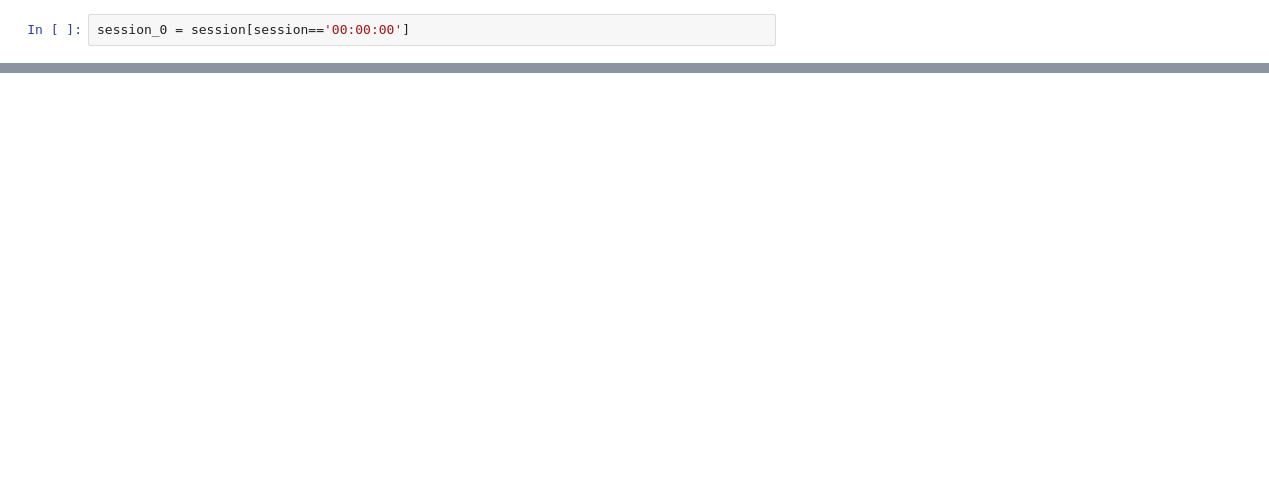
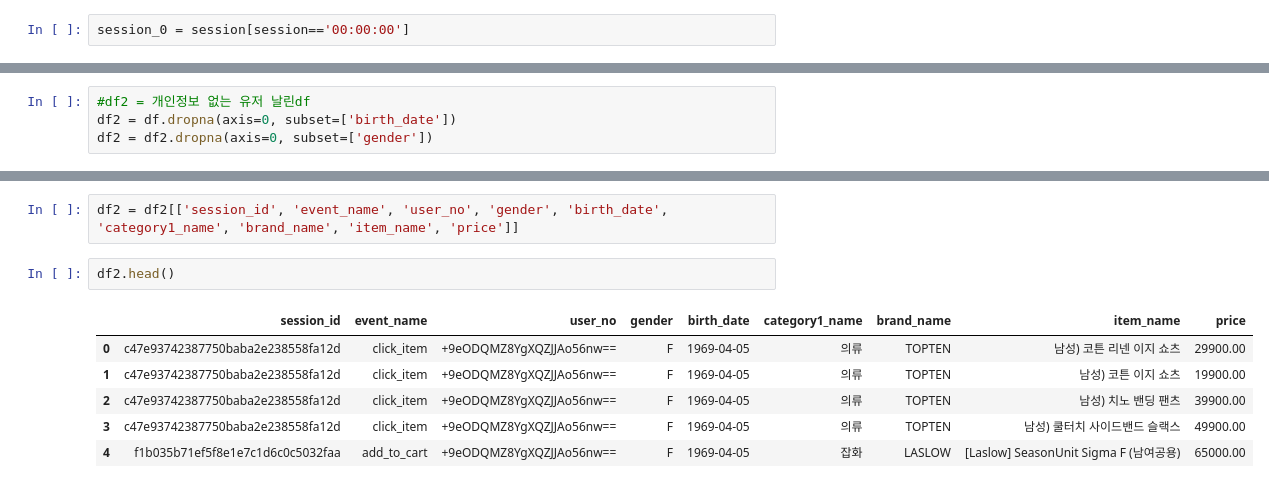
Before and after one commit to gr2edy/FastCampus_FinalProject_29cm, a Jupyter notebook: FC_FinalProject.ipynb, the cells around one changed output, grey strips where cells are left out. Saved outputs shown, nothing was run; the diff lists cells and outputs as text; blank space fills up the shorter version.

```diff
--- a/FC_FinalProject.ipynb
+++ b/FC_FinalProject.ipynb
@@ -634,0 +695,4 @@ User_drop_duplicate.describe()
+# %%
+#df2 = 개인정보 없는 유저 날린df
+df2 = df.dropna(axis=0, subset=['birth_date'])
+df2 = df2.dropna(axis=0, subset=['gender'])
@@ -634,0 +714,11 @@ User_drop_duplicate.describe()
+# %%
+df2 = df2[['session_id', 'event_name', 'user_no', 'gender', 'birth_date', 'category1_name', 'brand_name', 'item_name', 'price']]
+# %%
+df2.head()
+# %% [output]
+|  | session_id | event_name | user_no | gender | birth_date | category1_name | brand_name | item_name | price |
+| 0 | c47e93742387750baba2e238558fa12d | click_item | +9eODQMZ8YgXQZJJAo56nw== | F | 1969-04-05 | 의류 | TOPTEN | 남성) 코튼 리넨 이지 쇼츠 | 29900.00 |
+| 1 | c47e93742387750baba2e238558fa12d | click_item | +9eODQMZ8YgXQZJJAo56nw== | F | 1969-04-05 | 의류 | TOPTEN | 남성) 코튼 이지 쇼츠 | 19900.00 |
+| 2 | c47e93742387750baba2e238558fa12d | click_item | +9eODQMZ8YgXQZJJAo56nw== | F | 1969-04-05 | 의류 | TOPTEN | 남성) 치노 밴딩 팬츠 | 39900.00 |
+| 3 | c47e93742387750baba2e238558fa12d | click_item | +9eODQMZ8YgXQZJJAo56nw== | F | 1969-04-05 | 의류 | TOPTEN | 남성) 쿨터치 사이드밴드 슬랙스 | 49900.00 |
+| 4 | f1b035b71ef5f8e1e7c1d6c0c5032faa | add_to_cart | +9eODQMZ8YgXQZJJAo56nw== | F | 1969-04-05 | 잡화 | LASLOW | [Laslow] SeasonUnit Sigma F (남여공용) | 65000.00 |
```
Also changed, not shown: parts of 64 cells of this notebook.
